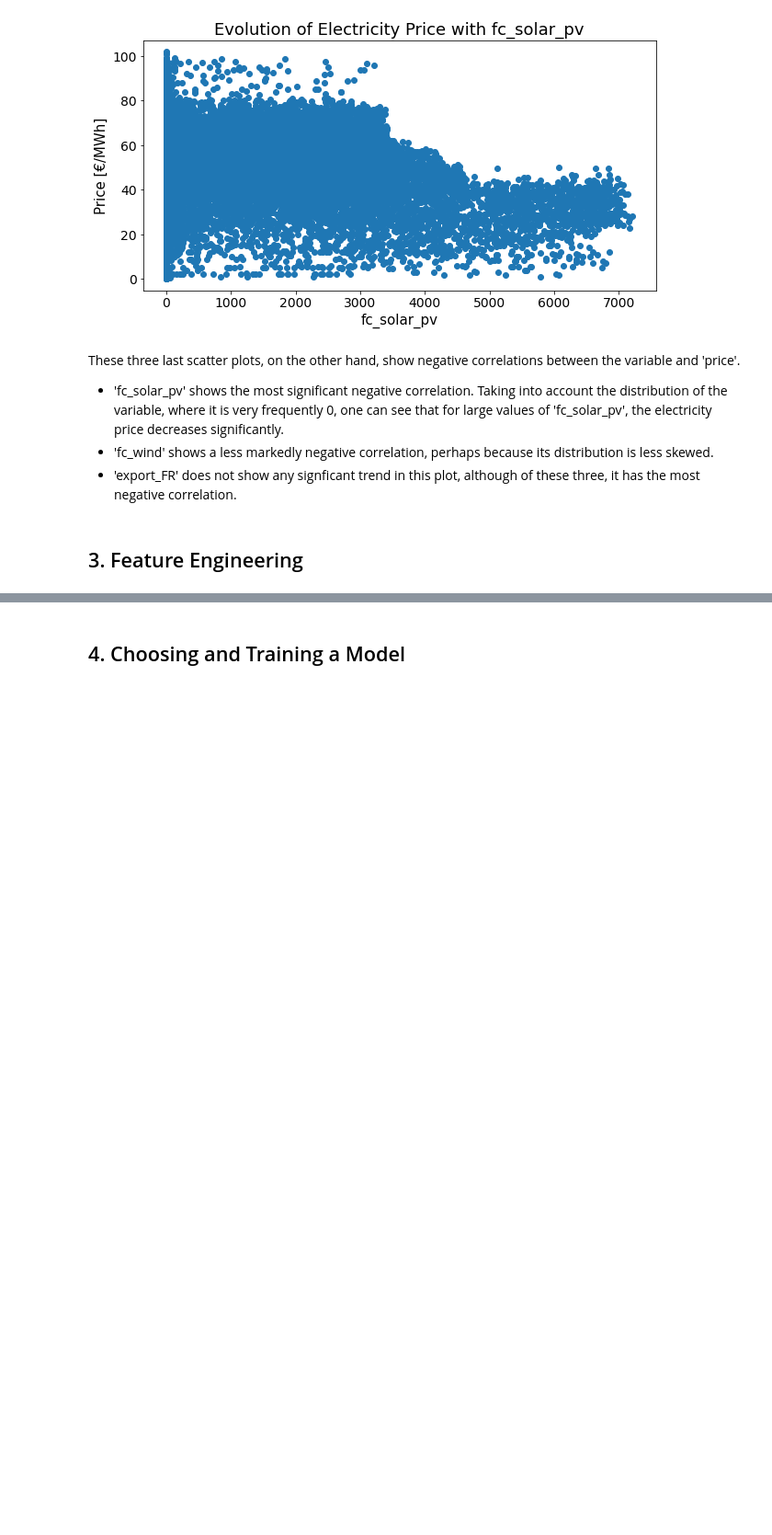
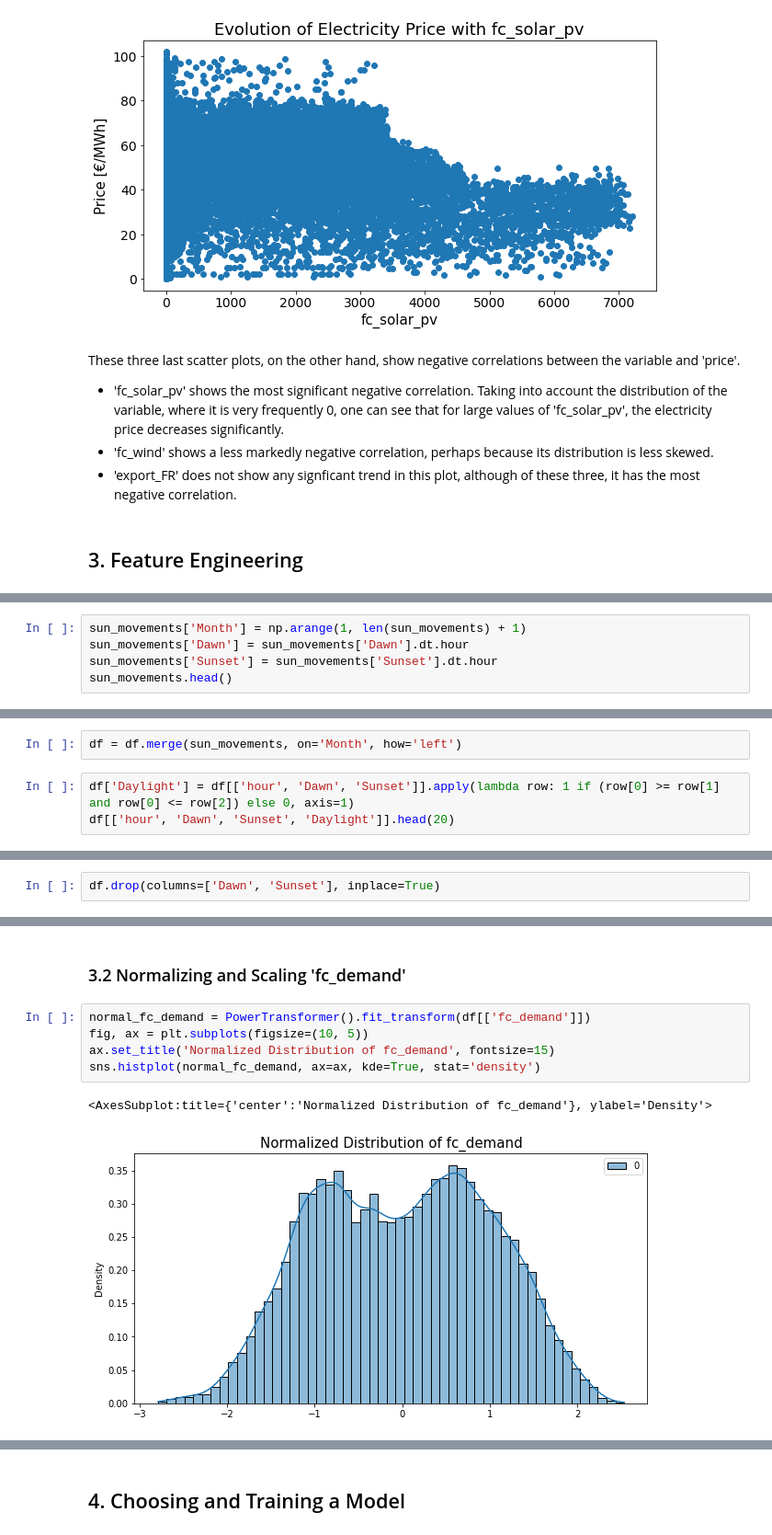
Before and after one commit to altogi/PredictingElectricityPrices, a Jupyter notebook: Predicting Power Prices in Spain - Group 3.ipynb, the cells around one changed output, grey strips where cells are left out. Shown at 92% size. Saved outputs shown, nothing was run; the diff lists cells and outputs as text; blank space fills up the shorter version.

```diff
--- a/Predicting Power Prices in Spain - Group 3.ipynb
+++ b/Predicting Power Prices in Spain - Group 3.ipynb
@@ -293,0 +382,5 @@ Then, see the correlation matrix that results
+# %%
+sun_movements['Month'] = np.arange(1, len(sun_movements) + 1)
+sun_movements['Dawn'] = sun_movements['Dawn'].dt.hour
+sun_movements['Sunset'] = sun_movements['Sunset'].dt.hour
+sun_movements.head()
@@ -293,0 +394,5 @@ Then, see the correlation matrix that results
+# %%
+df = df.merge(sun_movements, on='Month', how='left')
+# %%
+df['Daylight'] = df[['hour', 'Dawn', 'Sunset']].apply(lambda row: 1 if (row[0] >= row[1] and row[0] <= row[2]) else 0, axis=1)
+df[['hour', 'Dawn', 'Sunset', 'Daylight']].head(20)
@@ -293,0 +417,2 @@ Then, see the correlation matrix that results
+# %%
+df.drop(columns=['Dawn', 'Sunset'], inplace=True)
@@ -293,0 +439,10 @@ Then, see the correlation matrix that results
+# %% [markdown]
+### 3.2 Normalizing and Scaling 'fc_demand'
+# %%
+normal_fc_demand = PowerTransformer().fit_transform(df[['fc_demand']])
+fig, ax = plt.subplots(figsize=(10, 5))
+ax.set_title('Normalized Distribution of fc_demand', fontsize=15)
+sns.histplot(normal_fc_demand, ax=ax, kde=True, stat='density')
+# %% [output]
+<AxesSubplot:title={'center':'Normalized Distribution of fc_demand'}, ylabel='Density'>
+[figure, added]
```
Also changed, not shown: parts of 146 cells of this notebook.
